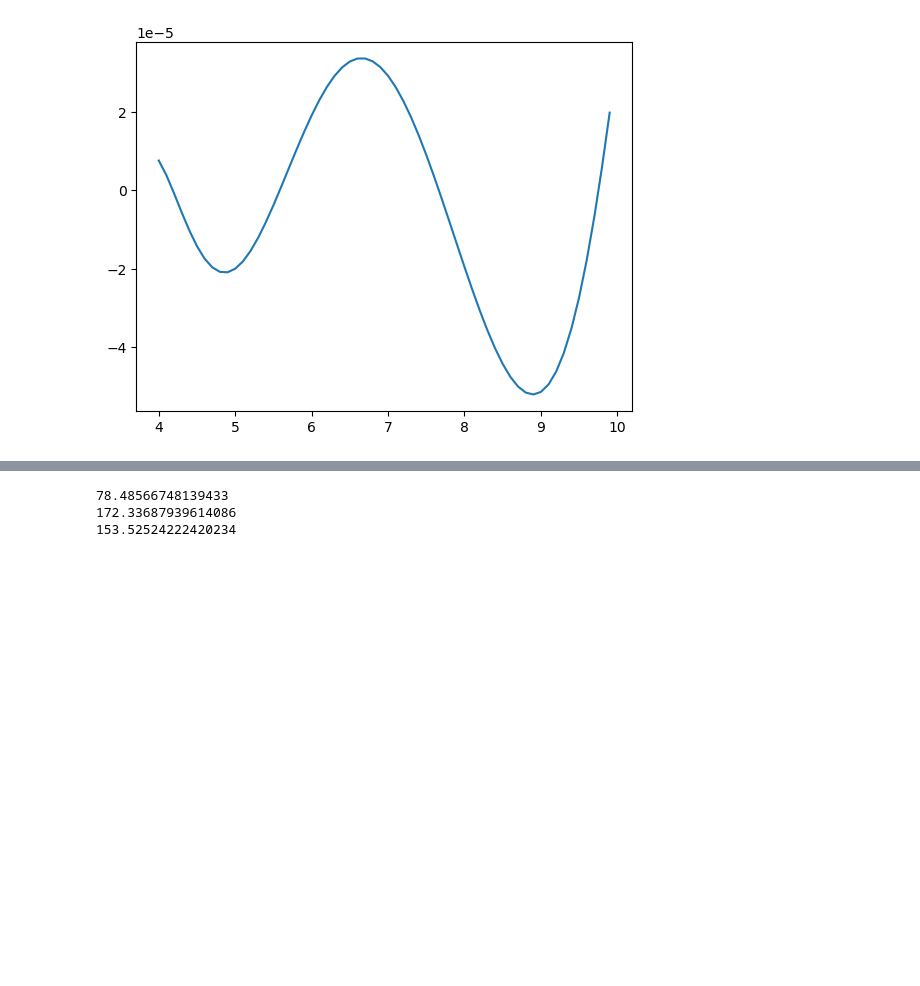
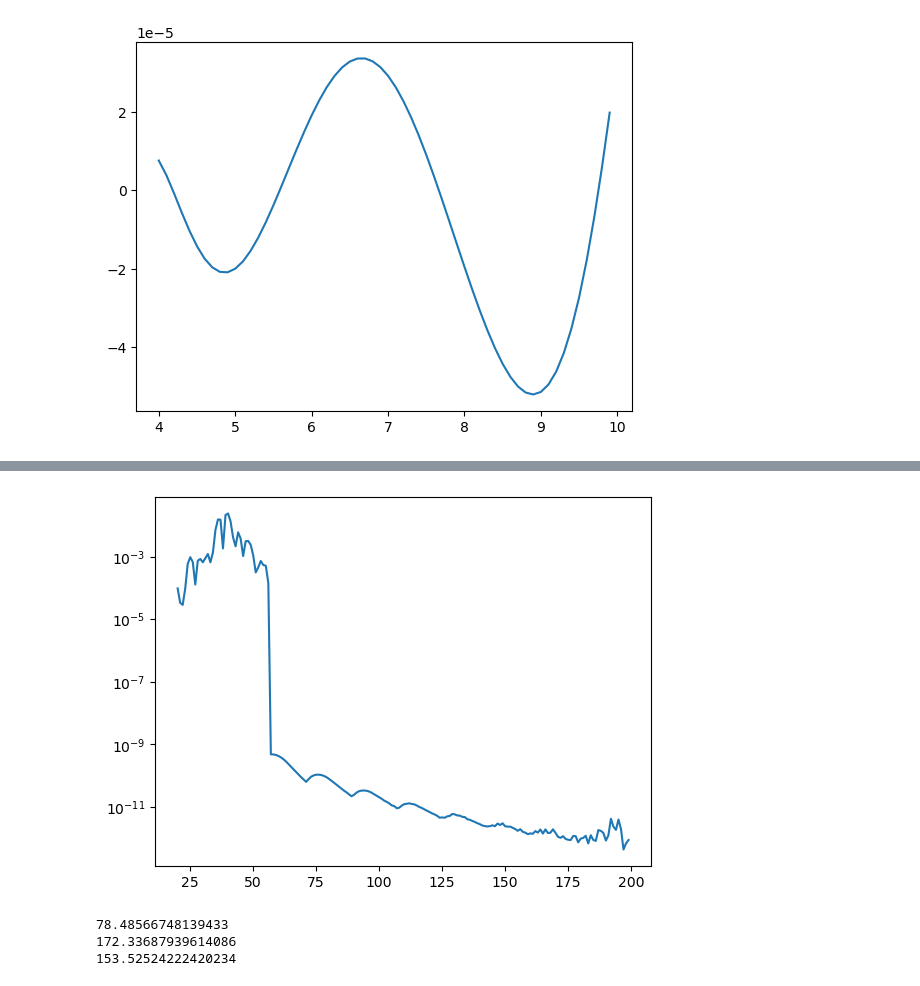
Before and after one commit to Partynumbers42/phasr, a Jupyter notebook: Example.ipynb, the cells around one changed output, grey strips where cells are left out. Saved outputs shown, nothing was run; the diff lists cells and outputs as text; code cells hidden in the pictures; blank space fills up the shorter version.

```diff
--- a/Example.ipynb
+++ b/Example.ipynb
@@ -733,0 +735,14 @@ time: 54.85020685195923 diff: 0.00015003348486246693
+# %%
+args_PVES_direct_opt_part = {'method': 'DOP853', 'atol': 1e-11, 'rtol': 1e-09, 'energy_norm': 0.1973269804, 'phase_difference_limit': 1e-06}
+# %%
+N_par_arr = np.arange(20,200,1)
+theta_deg=np.arange(4,10,1e-1)
+E_MeV=1157
+APV_previous = phr.dirac_solvers.post_processing.crosssection.left_right_asymmetry_lepton_nucleus_scattering(E_MeV,theta_deg*pi/180,nucleus_48Ti_test,N_partial_waves=19,**args_PVES_direct_opt_part)
+APV_diff_arr=np.array([])
+
+for N_par in N_par_arr:
+    print(N_par)
+    APV_curr = phr.dirac_solvers.post_processing.crosssection.left_right_asymmetry_lepton_nucleus_scattering(E_MeV,theta_deg*pi/180,nucleus_48Ti_test,N_partial_waves=N_par,**args_PVES_direct_opt_part)
+    APV_diff_arr = np.append(APV_diff_arr,np.max(np.abs(APV_curr-APV_previous)))
+    APV_previous = APV_curr
@@ -734,3 +767,8 @@ time: 54.85020685195923 diff: 0.00015003348486246693
+# %%
+plt.plot(N_par_arr,APV_diff_arr)
+plt.yscale('log')
+# %% [output]
+[figure, added]
 # %%
 #Pb:
 q_Pb = np.sqrt(0.00616*1e6)
```
Also changed, not shown: parts of 4 cells of this notebook.
